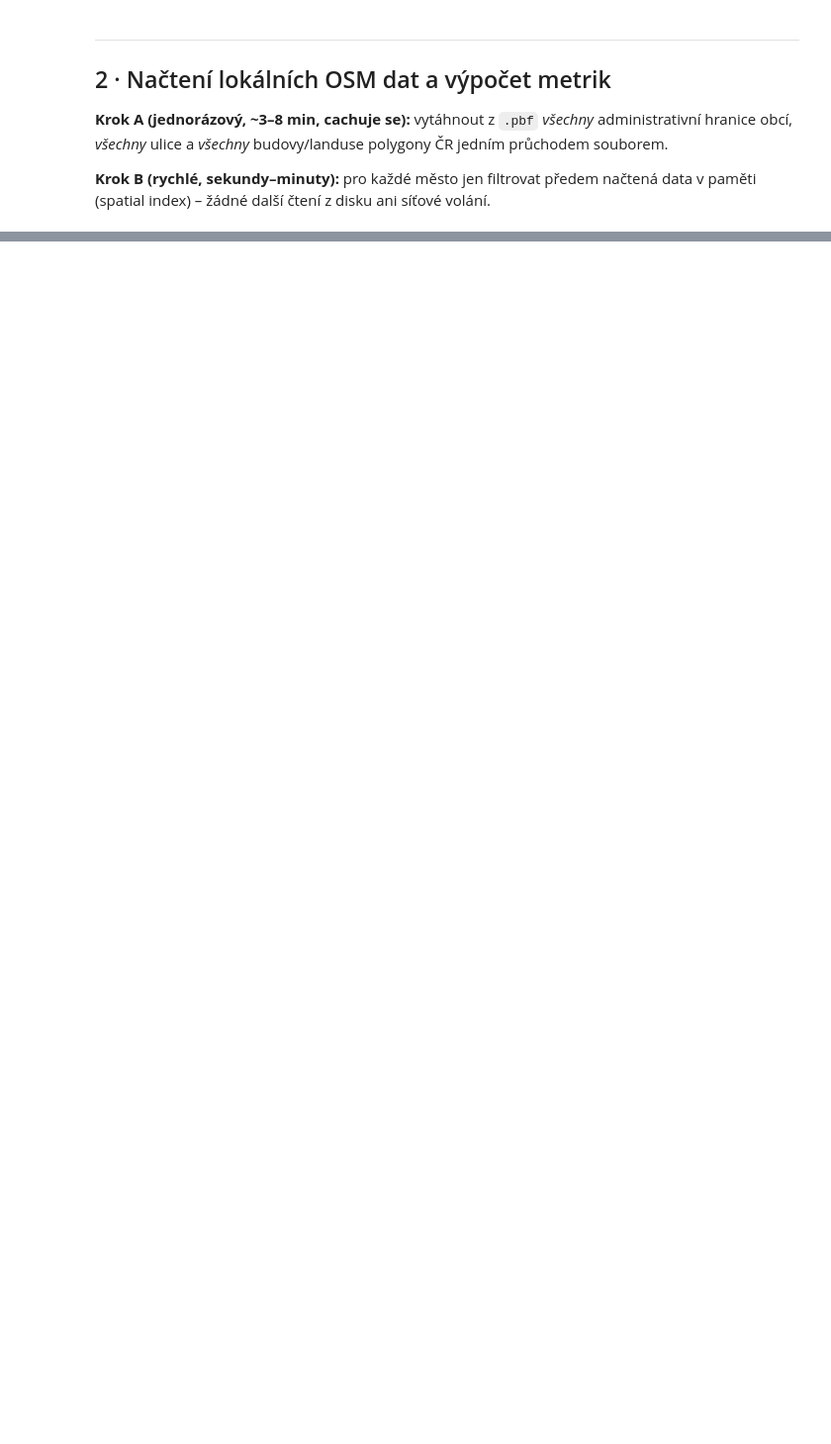
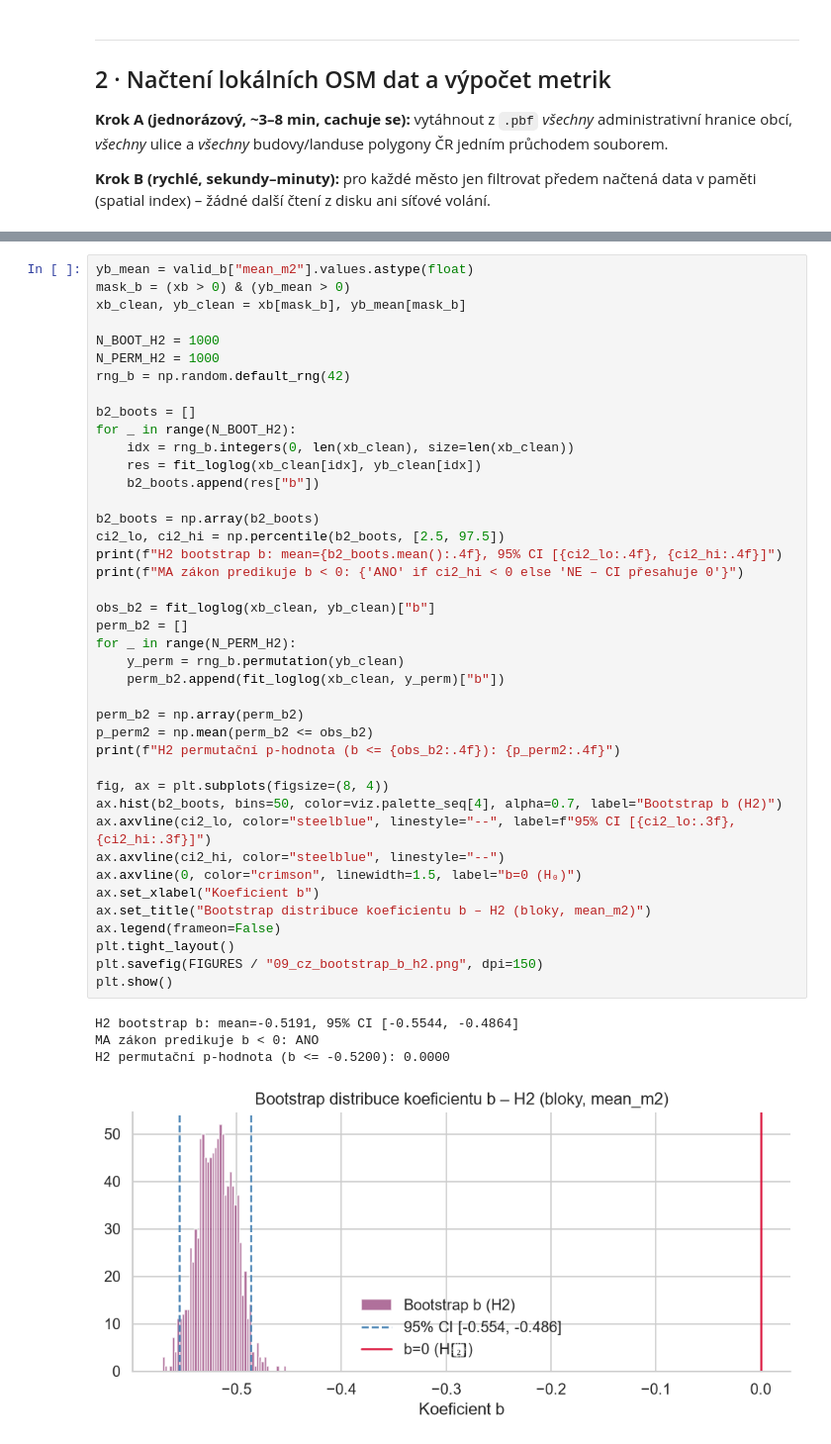
Before and after one commit to Dobes-Michal-Tobias/urbanMAL, a Jupyter notebook: notebooks/01_czech_cities.ipynb, the cells around one changed output, grey strips where cells are left out. Shown at 99% size. Cells and saved outputs as stored; diff of their text form; blank space fills up the shorter version.

```diff
--- a/notebooks/01_czech_cities.ipynb
+++ b/notebooks/01_czech_cities.ipynb
@@ -168,0 +220,46 @@ print(pd.DataFrame(h2_results).to_string(index=False))
+# %%
+yb_mean = valid_b["mean_m2"].values.astype(float)
+mask_b = (xb > 0) & (yb_mean > 0)
+xb_clean, yb_clean = xb[mask_b], yb_mean[mask_b]
+
+N_BOOT_H2 = 1000
+N_PERM_H2 = 1000
+rng_b = np.random.default_rng(42)
+
+b2_boots = []
+for _ in range(N_BOOT_H2):
+    idx = rng_b.integers(0, len(xb_clean), size=len(xb_clean))
+    res = fit_loglog(xb_clean[idx], yb_clean[idx])
+    b2_boots.append(res["b"])
+
+b2_boots = np.array(b2_boots)
+ci2_lo, ci2_hi = np.percentile(b2_boots, [2.5, 97.5])
+print(f"H2 bootstrap b: mean={b2_boots.mean():.4f}, 95% CI [{ci2_lo:.4f}, {ci2_hi:.4f}]")
+print(f"MA zákon predikuje b < 0: {'ANO' if ci2_hi < 0 else 'NE – CI přesahuje 0'}")
+
+obs_b2 = fit_loglog(xb_clean, yb_clean)["b"]
+perm_b2 = []
+for _ in range(N_PERM_H2):
+    y_perm = rng_b.permutation(yb_clean)
+    perm_b2.append(fit_loglog(xb_clean, y_perm)["b"])
+
+perm_b2 = np.array(perm_b2)
+p_perm2 = np.mean(perm_b2 <= obs_b2)
+print(f"H2 permutační p-hodnota (b <= {obs_b2:.4f}): {p_perm2:.4f}")
+
+fig, ax = plt.subplots(figsize=(8, 4))
+ax.hist(b2_boots, bins=50, color=viz.palette_seq[4], alpha=0.7, label="Bootstrap b (H2)")
+ax.axvline(ci2_lo, color="steelblue", linestyle="--", label=f"95% CI [{ci2_lo:.3f}, {ci2_hi:.3f}]")
+ax.axvline(ci2_hi, color="steelblue", linestyle="--")
+ax.axvline(0, color="crimson", linewidth=1.5, label="b=0 (H₀)")
+ax.set_xlabel("Koeficient b")
+ax.set_title("Bootstrap distribuce koeficientu b – H2 (bloky, mean_m2)")
+ax.legend(frameon=False)
+plt.tight_layout()
+plt.savefig(FIGURES / "09_cz_bootstrap_b_h2.png", dpi=150)
+plt.show()
+# %% [output]
+H2 bootstrap b: mean=-0.5191, 95% CI [-0.5544, -0.4864]
+MA zákon predikuje b < 0: ANO
+H2 permutační p-hodnota (b <= -0.5200): 0.0000
+[figure, added]
```
Also changed, not shown: parts of 30 cells of this notebook, 4 other files.
